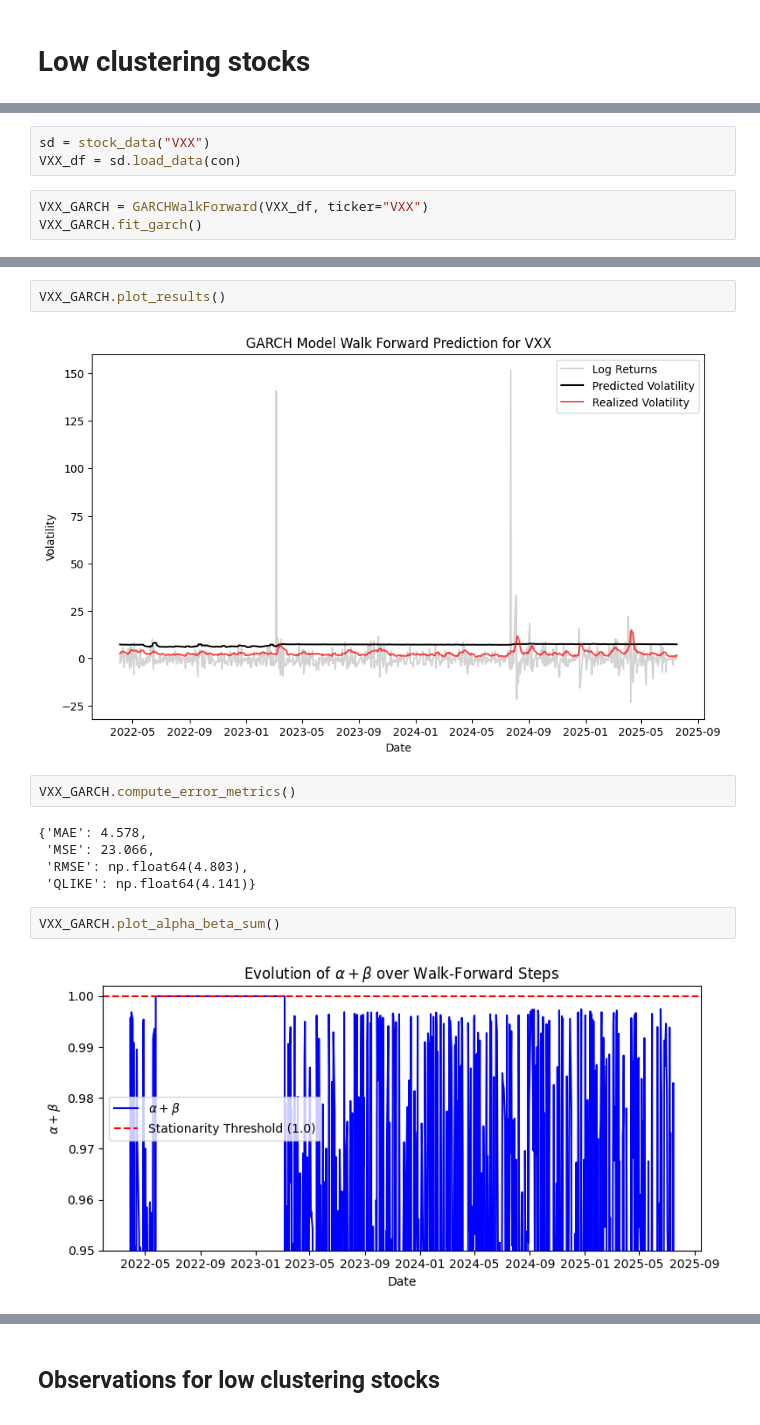
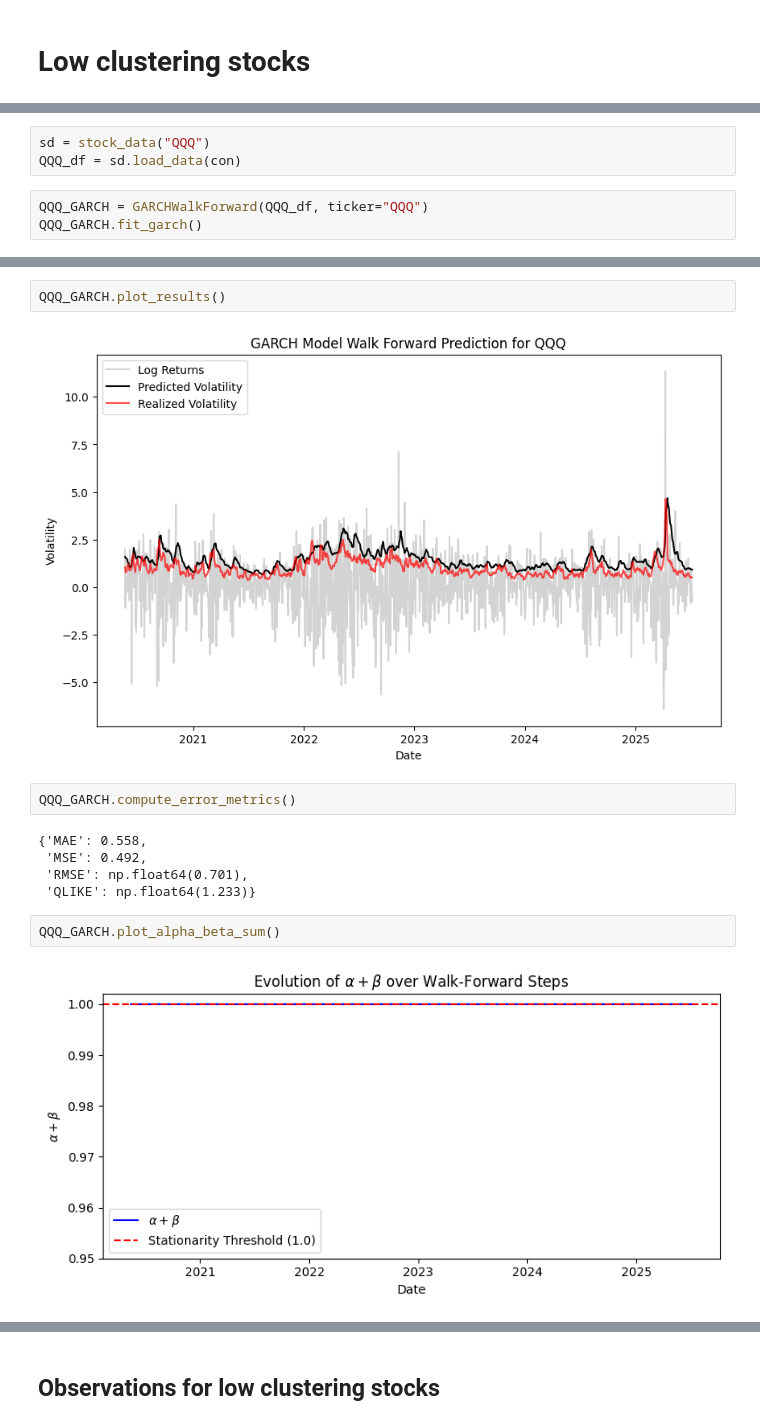
Before and after one commit to sushmita212/Stock_Volatility_Forecasting, a Jupyter notebook: GARCH_preliminary_tests.ipynb, the cells around one changed output, grey strips where cells are left out. Drawn from its saved outputs; the diff is of its cells as text.

Commit message:
GARCH notebook cleanup

```diff
--- a/GARCH_preliminary_tests.ipynb
+++ b/GARCH_preliminary_tests.ipynb
@@ -315,6 +298,6 @@ GOOGL_GARCH.fit_params
 # %%
-sd = stock_data("VXX")
-VXX_df = sd.load_data(con)
+sd = stock_data("QQQ")
+QQQ_df = sd.load_data(con)
 # %%
-VXX_GARCH = GARCHWalkForward(VXX_df, ticker="VXX")
-VXX_GARCH.fit_garch()
+QQQ_GARCH = GARCHWalkForward(QQQ_df, ticker="QQQ")
+QQQ_GARCH.fit_garch()
@@ -336,16 +310,16 @@ VXX_GARCH.residual_diagnostics()
  'jarque_bera_pvalue': np.float64(0.0)}
 # %%
-VXX_GARCH.plot_results()
+QQQ_GARCH.plot_results()
 # %% [output]
-[figure, old version]
+[figure, new version]
 # %%
-VXX_GARCH.compute_error_metrics()
+QQQ_GARCH.compute_error_metrics()
 # %% [output]
-{'MAE': 4.578,
- 'MSE': 23.066,
- 'RMSE': np.float64(4.803),
- 'QLIKE': np.float64(4.141)}
+{'MAE': 0.558,
+ 'MSE': 0.492,
+ 'RMSE': np.float64(0.701),
+ 'QLIKE': np.float64(1.233)}
 # %%
-VXX_GARCH.plot_alpha_beta_sum()
+QQQ_GARCH.plot_alpha_beta_sum()
 # %% [output]
-[figure, old version]
+[figure, new version]
```
Also changed, not shown: parts of 24 cells of this notebook.
